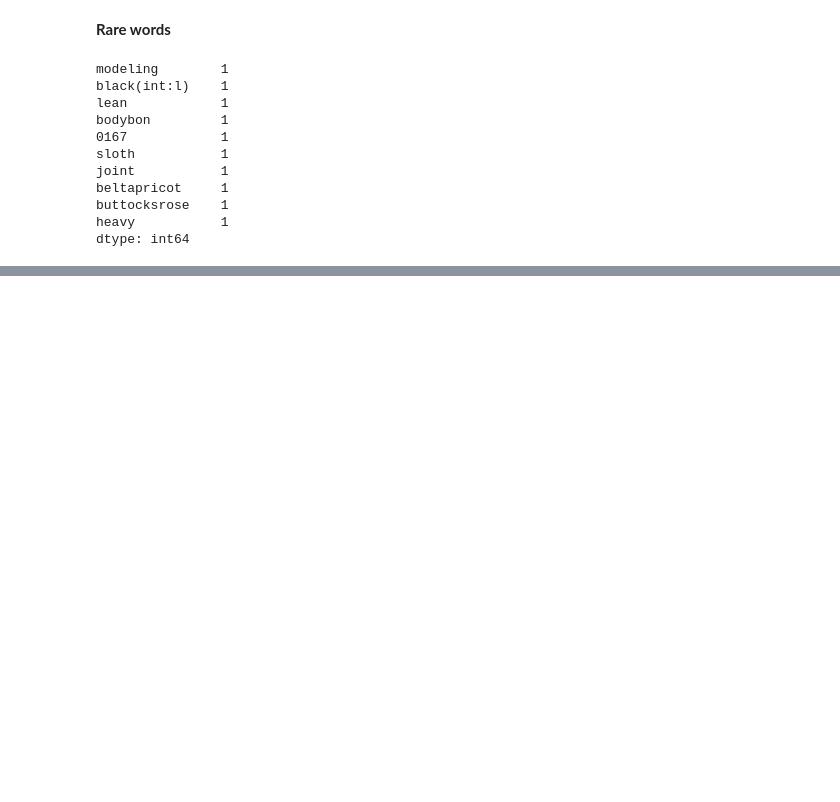
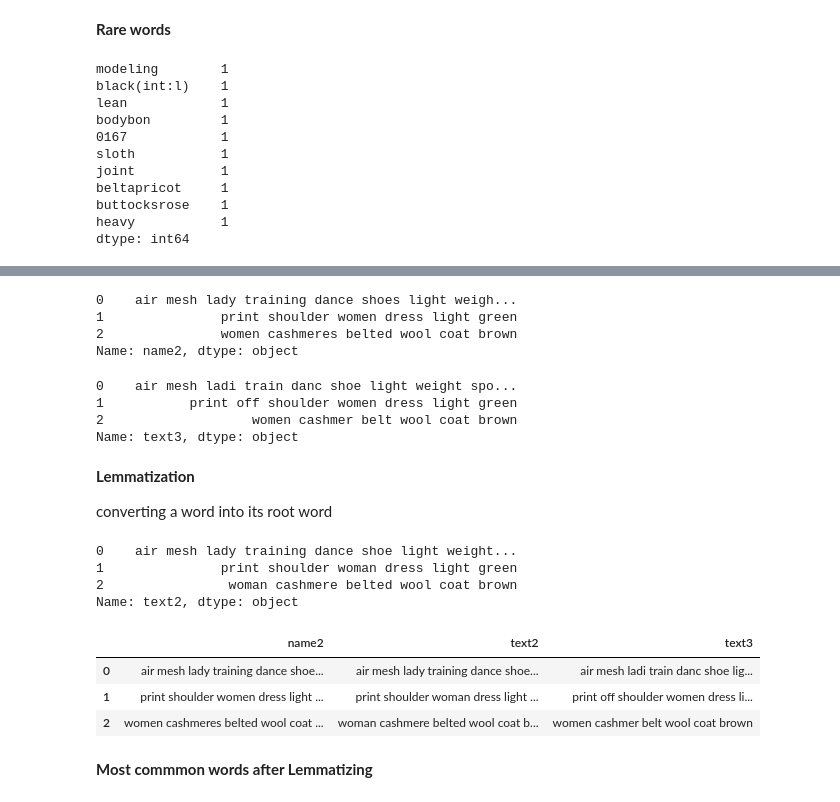
Before and after one commit to 4bic/text_analysis, a Jupyter notebook: fashion_text_analysis.ipynb, the cells around one changed output, grey strips where cells are left out. Cells and saved outputs as stored; diff of their text form; code cells hidden in the pictures; blank space fills up the shorter version.

Commit message:
pass text through Lemmatization

```diff
--- a/fashion_text_analysis.ipynb
+++ b/fashion_text_analysis.ipynb
@@ -97,0 +106,21 @@ dtype: int64
+# %%
+st = PorterStemmer()
+# %%
+df['name2'][:3]
+# %% [output]
+0    air mesh lady training dance shoes light weigh...
+1               print shoulder women dress light green
+2               women cashmeres belted wool coat brown
+Name: name2, dtype: object
+# %%
+df['text3'] = df['name'].apply(lambda x: " ".join([st.stem(word) for word in str(x).split()]))
+df['text3'][:3]
+# %% [output]
+0    air mesh ladi train danc shoe light weight spo...
+1           print off shoulder women dress light green
+2                   women cashmer belt wool coat brown
+Name: text3, dtype: object
+# %% [markdown]
+**Lemmatization**
+
+ converting a word into its root word
@@ -97,0 +129,17 @@ dtype: int64
+# %%
+df['text2'] = df['name2'].apply(lambda x: " ".join([Word(word).lemmatize() for word in str(x).split()]))
+df['text2'][:3]
+# %% [output]
+0    air mesh lady training dance shoe light weight...
+1               print shoulder woman dress light green
+2                woman cashmere belted wool coat brown
+Name: text2, dtype: object
+# %%
+df[['name2','text2','text3']][:3]
+# %% [output]
+|  | name2 | text2 | text3 |
+| 0 | air mesh lady training dance shoe... | air mesh lady training dance shoe... | air mesh ladi train danc shoe lig... |
+| 1 | print shoulder women dress light ... | print shoulder woman dress light ... | print off shoulder women dress li... |
+| 2 | women cashmeres belted wool coat ... | woman cashmere belted wool coat b... | women cashmer belt wool coat brown |
+# %% [markdown]
+**Most commmon words after Lemmatizing**
```
Also changed, not shown: parts of 20 cells of this notebook.
